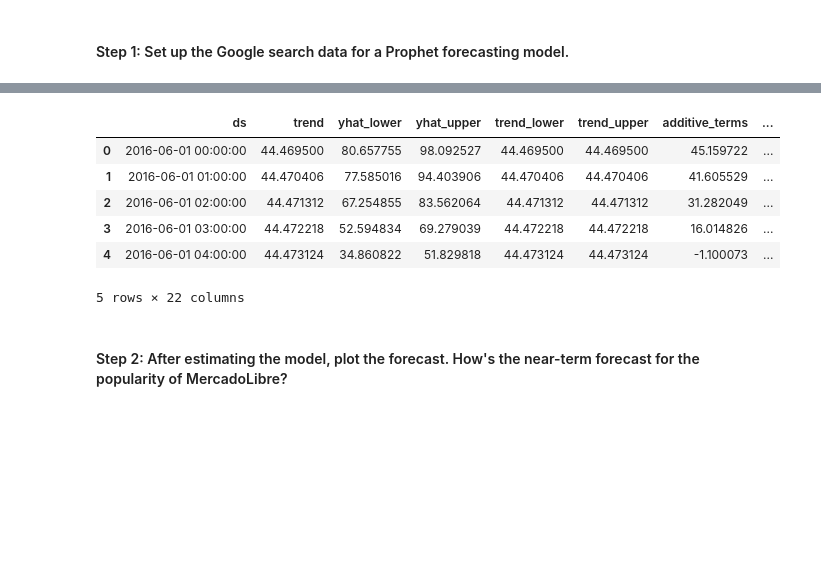
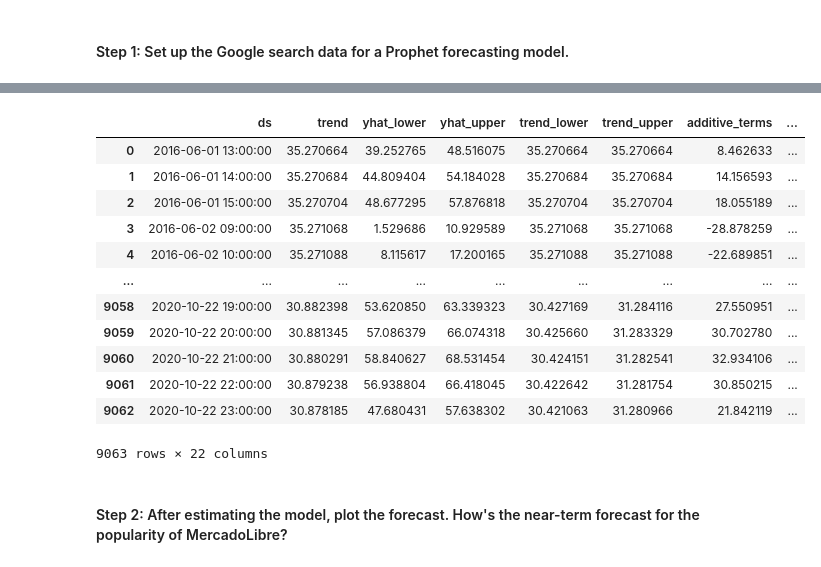
Before and after one commit to chadlbradford/prophet-challenge, a Jupyter notebook: forecasting_net_prophet.ipynb, the cells around one changed output, grey strips where cells are left out. Cells and saved outputs as stored; diff of their text form; code cells hidden in the pictures; blank space fills up the shorter version.

```diff
--- a/forecasting_net_prophet.ipynb
+++ b/forecasting_net_prophet.ipynb
@@ -524,13 +523,18 @@ Now, you need to produce a time series model that analyzes and forecasts pattern
 #### Step 1: Set up the Google search data for a Prophet forecasting model.
 # %%
 # Using the df_mercado_trends DataFrame, reset the index so the date information is no longer the index
-
+prophet_df = df_combined.reset_index()
 
 # Label the columns ds and y so that the syntax is recognized by Prophet
-
+prophet_df = prophet_df.rename(columns={
+    'index': 'ds',            # Rename the date column to 'ds'
+    'Search Trends': 'y'     # Rename the target variable column to 'y'
+})
 
 # Drop an NaN values from the prophet_df DataFrame
-
+prophet_df = prophet_df.dropna()
 
 # View the first and last five rows of the mercado_prophet_df DataFrame
+print(prophet_df.head())
+print(prophet_df.tail())
 # %% [output]
@@ -549,3 +553,5 @@ Now, you need to produce a time series model that analyzes and forecasts pattern
 # %%
 # Call the Prophet function, store as an object
+model = Prophet()
+print(model)
 # %% [output]
@@ -553,3 +559,4 @@ Now, you need to produce a time series model that analyzes and forecasts pattern
 # %%
 # Fit the time-series model.
+model.fit(prophet_df)
 # %% [output]
@@ -566,7 +573,9 @@ INFO:cmdstanpy:Chain [1] done processing
 # %%
 # Create a future dataframe to hold predictions
 # Make the prediction go out as far as 2000 hours (approx 80 days)
-
+future = model.make_future_dataframe(periods=2000, freq='h')
 
 # View the last five rows of the future_mercado_trends DataFrame
+# Using the prophet_df created earlier.
+print(future.tail())
 # %% [output]
@@ -579,15 +588,22 @@ INFO:cmdstanpy:Chain [1] done processing
 # %%
 # Make the predictions for the trend data using the future_mercado_trends DataFrame
-
+forecast = model.predict(future)
 
 # Display the first five rows of the forecast_mercado_trends DataFrame
+forecast
 # %% [output]
 |  | ds | trend | yhat_lower | yhat_upper | trend_lower | trend_upper | additive_terms | ... |
-| 0 | 2016-06-01 00:00:00 | 44.469500 | 80.657755 | 98.092527 | 44.469500 | 44.469500 | 45.159722 | ... |
-| 1 | 2016-06-01 01:00:00 | 44.470406 | 77.585016 | 94.403906 | 44.470406 | 44.470406 | 41.605529 | ... |
-| 2 | 2016-06-01 02:00:00 | 44.471312 | 67.254855 | 83.562064 | 44.471312 | 44.471312 | 31.282049 | ... |
-| 3 | 2016-06-01 03:00:00 | 44.472218 | 52.594834 | 69.279039 | 44.472218 | 44.472218 | 16.014826 | ... |
-| 4 | 2016-06-01 04:00:00 | 44.473124 | 34.860822 | 51.829818 | 44.473124 | 44.473124 | -1.100073 | ... |
+| 0 | 2016-06-01 13:00:00 | 35.270664 | 39.252765 | 48.516075 | 35.270664 | 35.270664 | 8.462633 | ... |
+| 1 | 2016-06-01 14:00:00 | 35.270684 | 44.809404 | 54.184028 | 35.270684 | 35.270684 | 14.156593 | ... |
+| 2 | 2016-06-01 15:00:00 | 35.270704 | 48.677295 | 57.876818 | 35.270704 | 35.270704 | 18.055189 | ... |
+| 3 | 2016-06-02 09:00:00 | 35.271068 | 1.529686 | 10.929589 | 35.271068 | 35.271068 | -28.878259 | ... |
+| 4 | 2016-06-02 10:00:00 | 35.271088 | 8.115617 | 17.200165 | 35.271088 | 35.271088 | -22.689851 | ... |
+| ... | ... | ... | ... | ... | ... | ... | ... | ... |
+| 9058 | 2020-10-22 19:00:00 | 30.882398 | 53.620850 | 63.339323 | 30.427169 | 31.284116 | 27.550951 | ... |
+| 9059 | 2020-10-22 20:00:00 | 30.881345 | 57.086379 | 66.074318 | 30.425660 | 31.283329 | 30.702780 | ... |
+| 9060 | 2020-10-22 21:00:00 | 30.880291 | 58.840627 | 68.531454 | 30.424151 | 31.282541 | 32.934106 | ... |
+| 9061 | 2020-10-22 22:00:00 | 30.879238 | 56.938804 | 66.418045 | 30.422642 | 31.281754 | 30.850215 | ... |
+| 9062 | 2020-10-22 23:00:00 | 30.878185 | 47.680431 | 57.638302 | 30.421063 | 31.280966 | 21.842119 | ... |
-5 rows × 22 columns
+9063 rows × 22 columns
 # %% [markdown]
 #### Step 2: After estimating the model, plot the forecast. How's the near-term forecast for the popularity of MercadoLibre?
```
Also changed, not shown: parts of 13 cells of this notebook.
